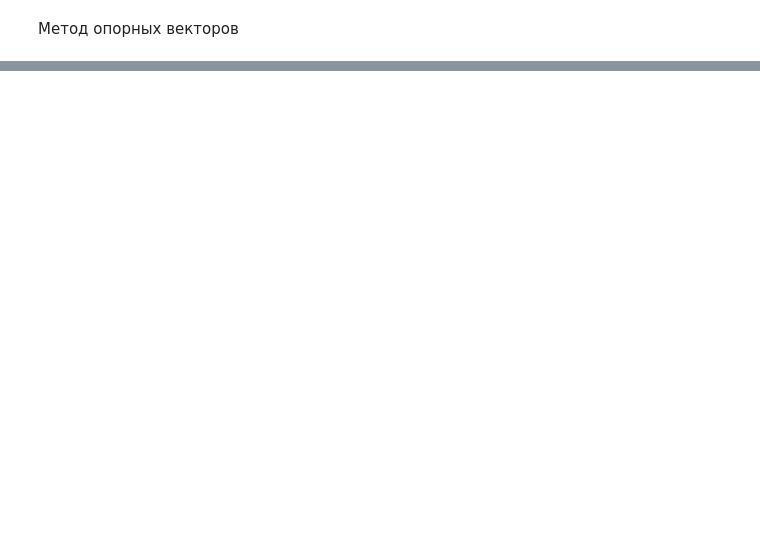
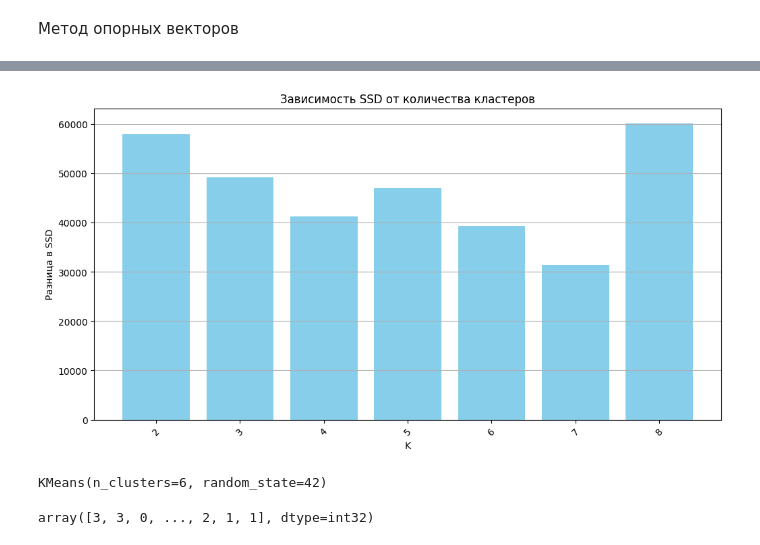
Before and after one commit to mrJimed/hh_dataset, a Jupyter notebook: hh_dataset.ipynb, the cells around one changed output, grey strips where cells are left out. Saved outputs shown, nothing was run; the diff lists cells and outputs as text; code cells hidden in the pictures; blank space fills up the shorter version.

```diff
--- a/hh_dataset.ipynb
+++ b/hh_dataset.ipynb
@@ -903,0 +903,26 @@ results_df
+# %%
+diff_ssd = []
+for i in range(len(ssd) - 1):
+  diff_ssd.append(ssd[i] - ssd[i+1])
+
+# Barplot for SSD
+plt.figure(figsize=(12, 6))
+plt.bar(k_values[:len(diff_ssd)], diff_ssd, color='skyblue')
+plt.title('Зависимость SSD от количества кластеров')
+plt.xlabel('K')
+plt.ylabel('Разница в SSD')
+plt.xticks(k_values[:len(diff_ssd)], rotation=45)
+plt.grid(axis='y')
+plt.show()
+# %% [output]
+[figure, added]
+# %%
+kmeans = KMeans(n_clusters=6, random_state=42)
+kmeans.fit(X_scaled)
+kmeans
+# %% [output]
+KMeans(n_clusters=6, random_state=42)
+# %%
+kmeans.labels_
+# %% [output]
+array([3, 3, 0, ..., 2, 1, 1], dtype=int32)
```
Also changed, not shown: parts of 20 cells of this notebook.
